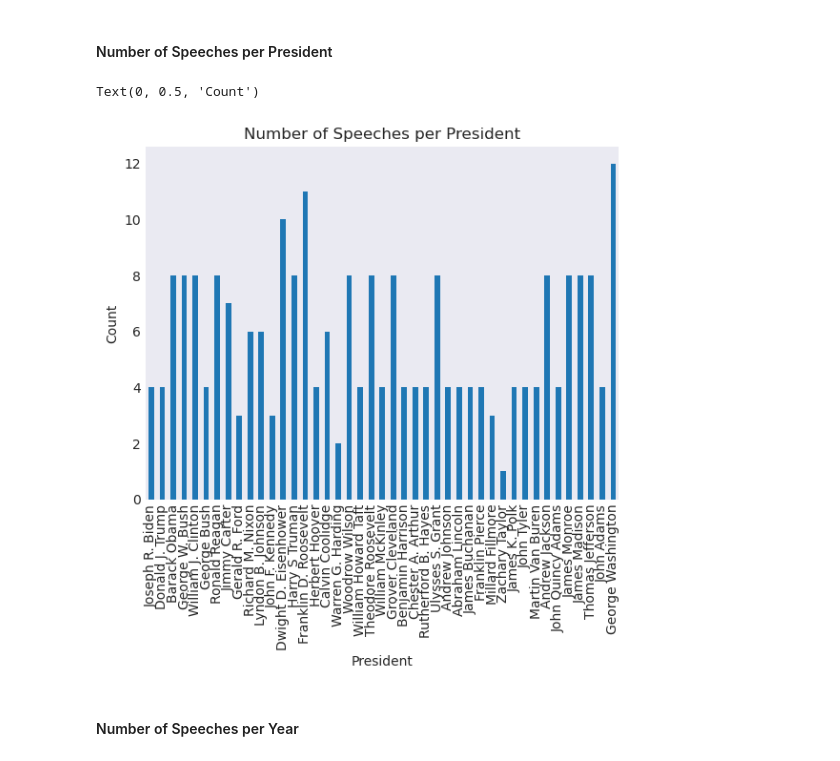
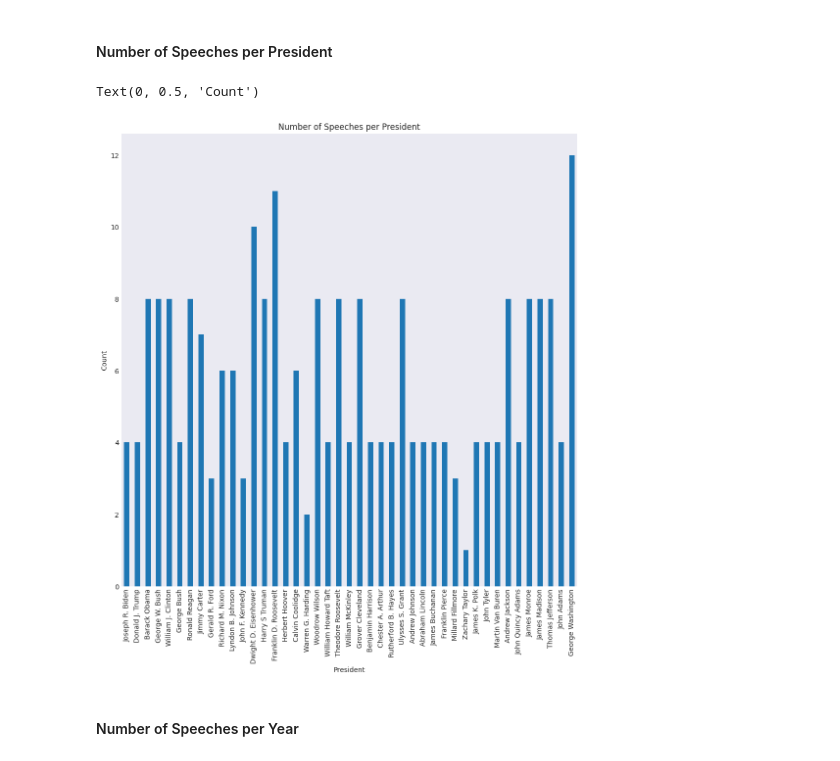
Before and after one commit to UCB-stat-159-f25/proj02-group14, a Jupyter notebook: proj02-nlp.ipynb, the cells around one changed output. Cells and saved outputs as stored; diff of their text form; code cells hidden in the pictures.

```diff
--- a/proj02-nlp.ipynb
+++ b/proj02-nlp.ipynb
@@ -61,13 +61,13 @@ speeches_per_pres = (
 # %%
 # Plot
 # Hint - use the .plot() method for Pandas Series, make sure all presidents show up on x-axis
-speeches_per_pres.plot(kind="bar")
+speeches_per_pres.plot(kind="bar",figsize=(12, 12))
 plt.title("Number of Speeches per President")
 plt.xlabel("President")
 plt.ylabel("Count")
 # %% [output]
 Text(0, 0.5, 'Count')
-[figure, old version]
+[figure, new version]
 # %% [markdown]
 #### Number of Speeches per Year
 # %%
```
Also changed, not shown: parts of 17 cells of this notebook.
